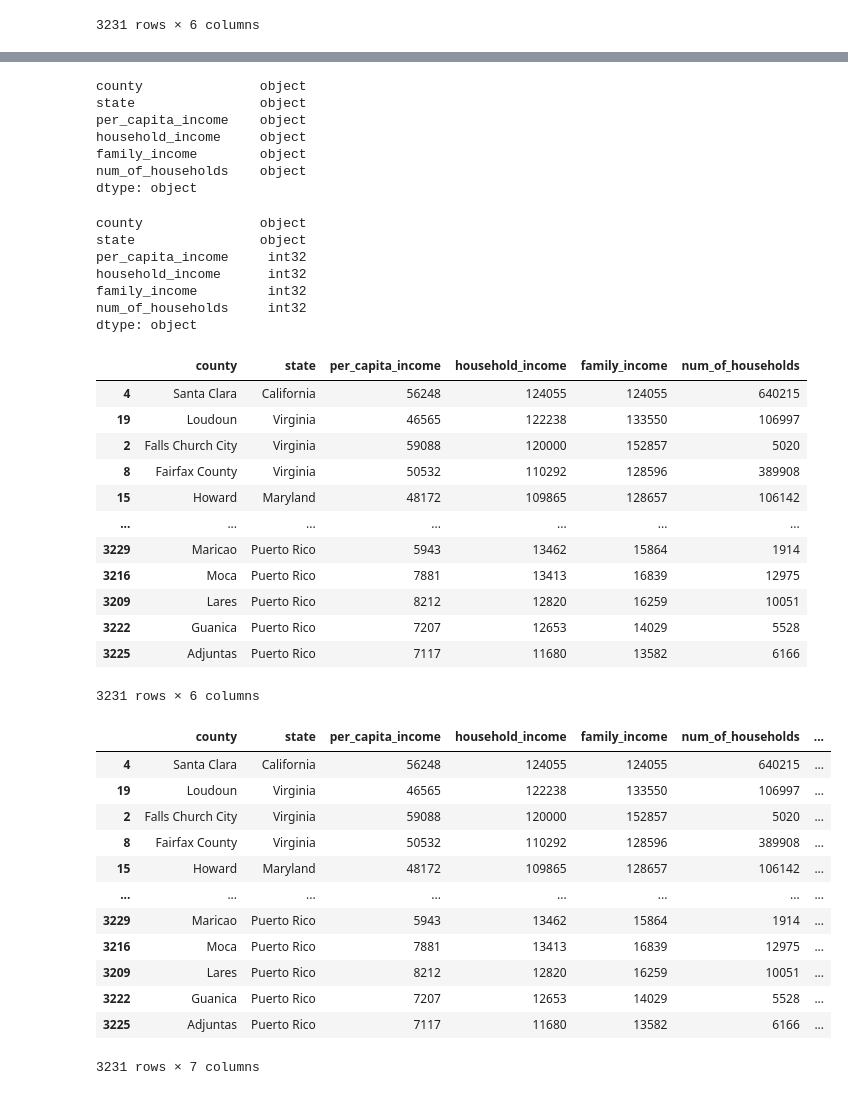
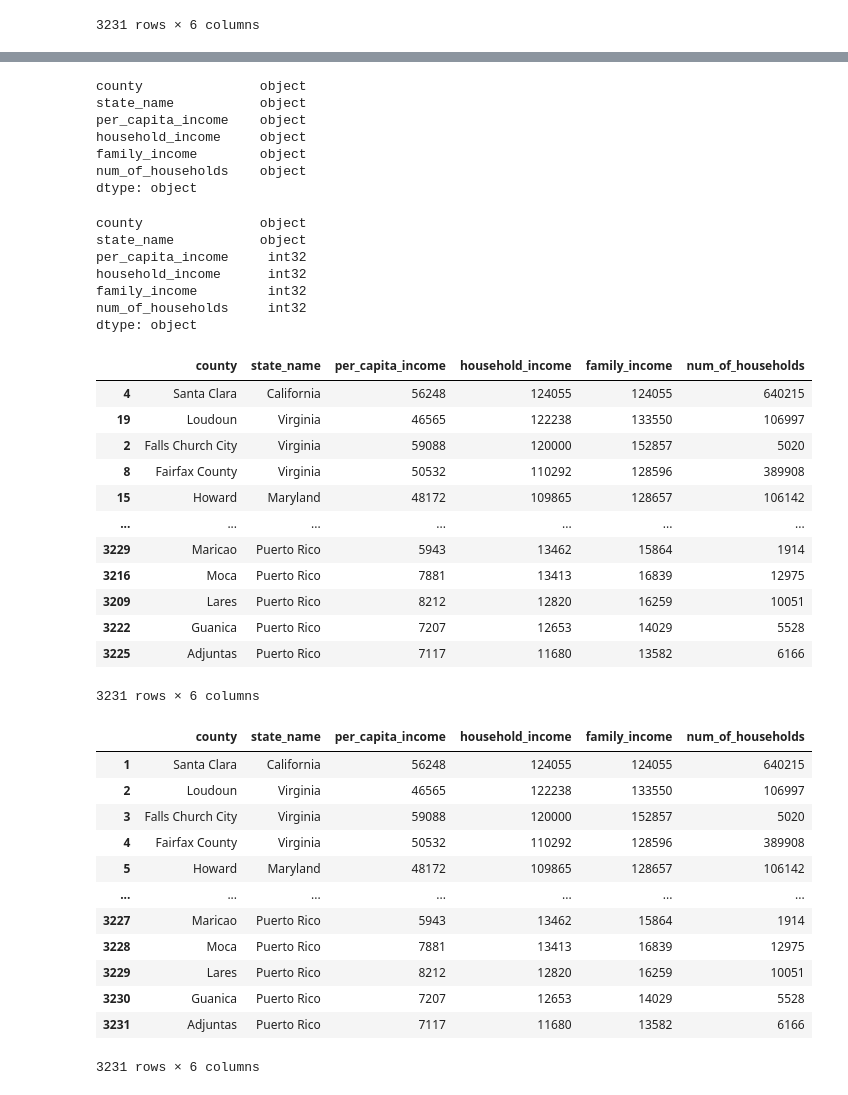
Before and after one commit to mattapallisravya/Web_visualizations_Project3, a Jupyter notebook: counties_income.ipynb, the cells around one changed output, grey strips where cells are left out. Drawn from its saved outputs; the diff is of its cells as text; code cells hidden in the pictures.

```diff
--- a/counties_income.ipynb
+++ b/counties_income.ipynb
@@ -39,7 +40,7 @@ income_counties_df
 | 3230 | Manu’a District | American Samoa | $5,441 | $17,614 | $19,226 | 282 |
 3231 rows × 6 columns
 # %%
-income_counties_df = income_counties_df.rename(columns ={'states': 'state',
+income_counties_df = income_counties_df.rename(columns ={'states': 'state_name',
 'pci': 'per_capita_income'})
 
 income_counties_df
@@ -82,7 +83,7 @@ income_counties_df
 income_counties_df.dtypes
 # %% [output]
 county               object
-state                object
+state_name           object
 per_capita_income    object
 household_income     object
 family_income        object
@@ -97,7 +98,7 @@ income_counties_df['num_of_households'] = income_counties_df['num_of_households'
 income_counties_df.dtypes
 # %% [output]
 county               object
-state                object
+state_name           object
 per_capita_income     int32
 household_income      int32
 family_income         int32
@@ -108,7 +109,7 @@ income_counties_df = income_counties_df.sort_values(by='household_income', ascen
 
 income_counties_df
 # %% [output]
-|  | county | state | per_capita_income | household_income | family_income | num_of_households |
+|  | county | state_name | per_capita_income | household_income | family_income | num_of_households |
 | 4 | Santa Clara | California | 56248 | 124055 | 124055 | 640215 |
 | 19 | Loudoun | Virginia | 46565 | 122238 | 133550 | 106997 |
 | 2 | Falls Church City | Virginia | 59088 | 120000 | 152857 | 5020 |
@@ -122,20 +123,20 @@ income_counties_df
 | 3225 | Adjuntas | Puerto Rico | 7117 | 11680 | 13582 | 6166 |
 3231 rows × 6 columns
 # %%
-income_counties_df = income_counties_df.assign(household_income_rank=range(len(income_counties_df)))
+income_counties_df.index = np.arange(1, len(income_counties_df) + 1)
 
 income_counties_df
 # %% [output]
-|  | county | state | per_capita_income | household_income | family_income | num_of_households | ... |
-| 4 | Santa Clara | California | 56248 | 124055 | 124055 | 640215 | ... |
-| 19 | Loudoun | Virginia | 46565 | 122238 | 133550 | 106997 | ... |
-| 2 | Falls Church City | Virginia | 59088 | 120000 | 152857 | 5020 | ... |
-| 8 | Fairfax County | Virginia | 50532 | 110292 | 128596 | 389908 | ... |
-| 15 | Howard | Maryland | 48172 | 109865 | 128657 | 106142 | ... |
-| ... | ... | ... | ... | ... | ... | ... | ... |
-| 3229 | Maricao | Puerto Rico | 5943 | 13462 | 15864 | 1914 | ... |
-| 3216 | Moca | Puerto Rico | 7881 | 13413 | 16839 | 12975 | ... |
-| 3209 | Lares | Puerto Rico | 8212 | 12820 | 16259 | 10051 | ... |
-| 3222 | Guanica | Puerto Rico | 7207 | 12653 | 14029 | 5528 | ... |
-| 3225 | Adjuntas | Puerto Rico | 7117 | 11680 | 13582 | 6166 | ... |
+|  | county | state_name | per_capita_income | household_income | family_income | num_of_households |
+| 1 | Santa Clara | California | 56248 | 124055 | 124055 | 640215 |
+| 2 | Loudoun | Virginia | 46565 | 122238 | 133550 | 106997 |
+| 3 | Falls Church City | Virginia | 59088 | 120000 | 152857 | 5020 |
+| 4 | Fairfax County | Virginia | 50532 | 110292 | 128596 | 389908 |
+| 5 | Howard | Maryland | 48172 | 109865 | 128657 | 106142 |
+| ... | ... | ... | ... | ... | ... | ... |
+| 3227 | Maricao | Puerto Rico | 5943 | 13462 | 15864 | 1914 |
+| 3228 | Moca | Puerto Rico | 7881 | 13413 | 16839 | 12975 |
+| 3229 | Lares | Puerto Rico | 8212 | 12820 | 16259 | 10051 |
+| 3230 | Guanica | Puerto Rico | 7207 | 12653 | 14029 | 5528 |
+| 3231 | Adjuntas | Puerto Rico | 7117 | 11680 | 13582 | 6166 |
-3231 rows × 7 columns
+3231 rows × 6 columns
```
Also changed, not shown: parts of 8 cells of this notebook, 6 other files.
